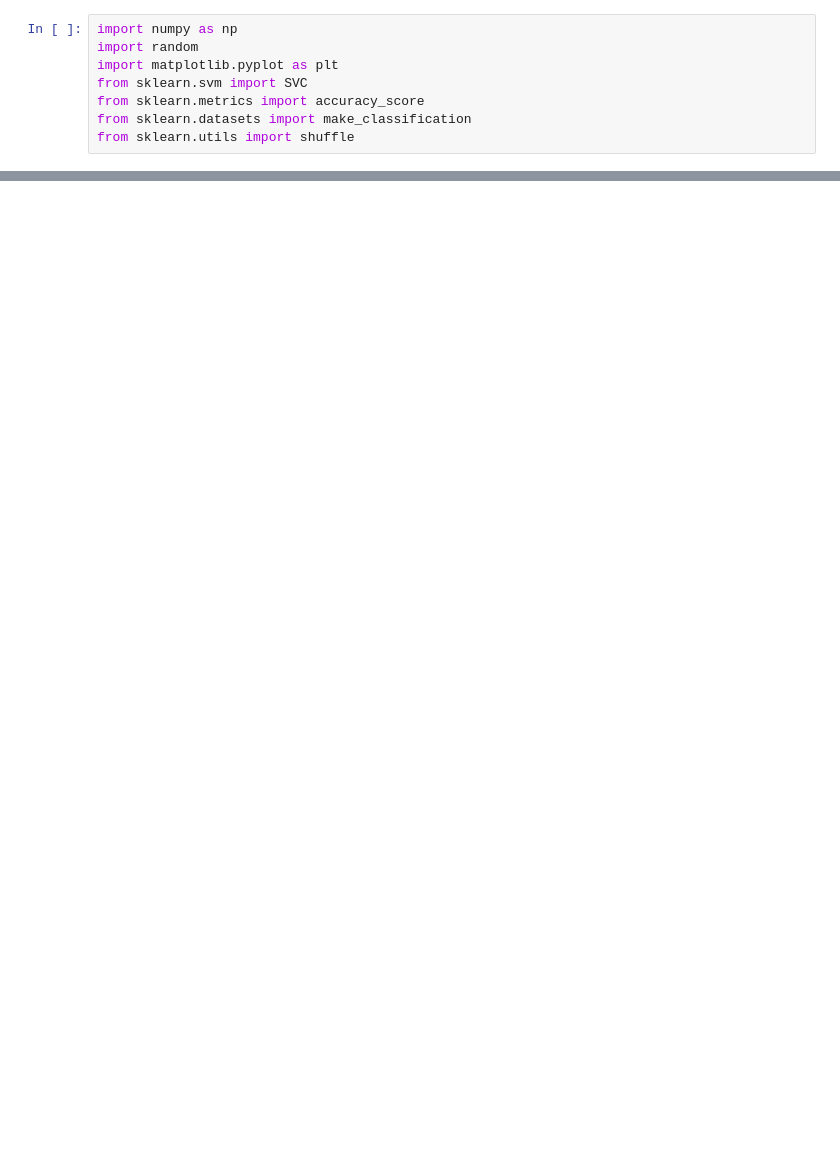
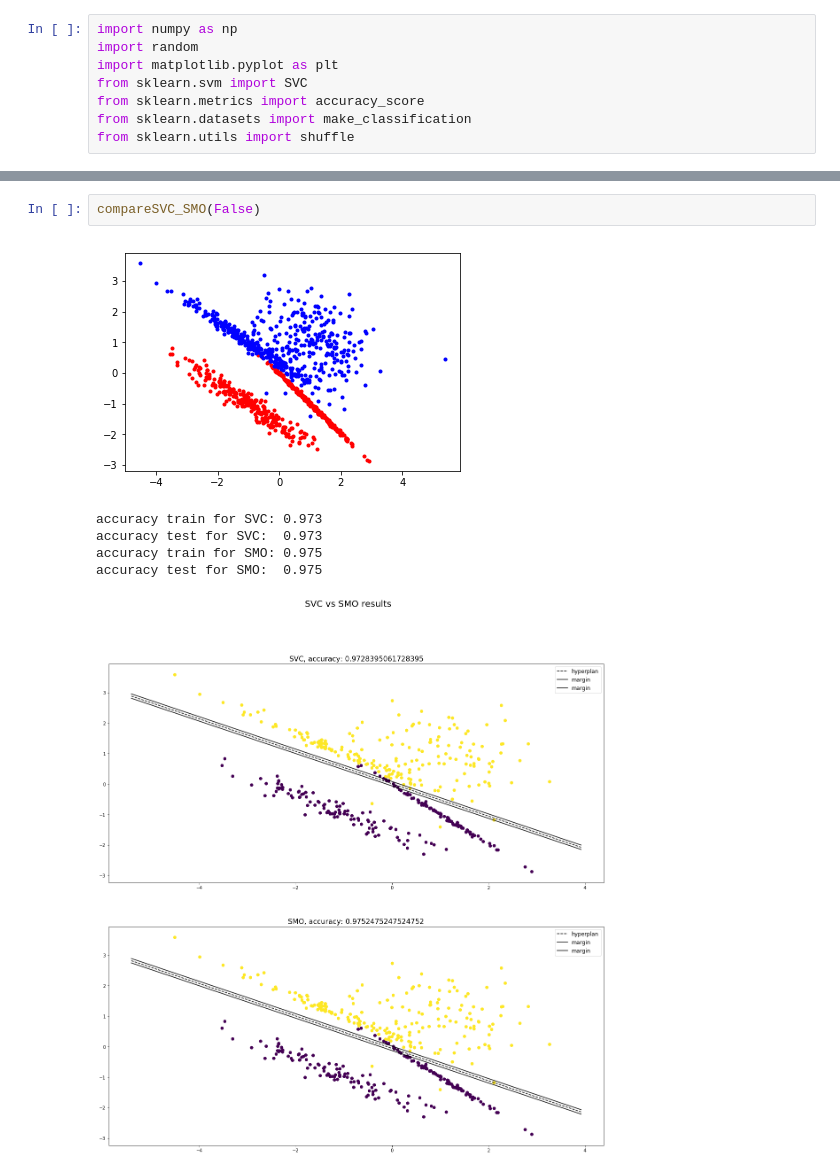
Before and after one commit to baptisteesteban/OCVXII, a Jupyter notebook: SMO.ipynb, the cells around one changed output, grey strips where cells are left out. Cells and saved outputs as stored; diff of their text form; blank space fills up the shorter version.

```diff
--- a/SMO.ipynb
+++ b/SMO.ipynb
@@ -289,0 +279,9 @@ accuracy test:  0.935
+# %%
+compareSVC_SMO(False)
+# %% [output]
+[figure, added]
+accuracy train for SVC: 0.973
+accuracy test for SVC:  0.973
+accuracy train for SMO: 0.975
+accuracy test for SMO:  0.975
+[figure, added]
```
Also changed, not shown: parts of 14 cells of this notebook.
